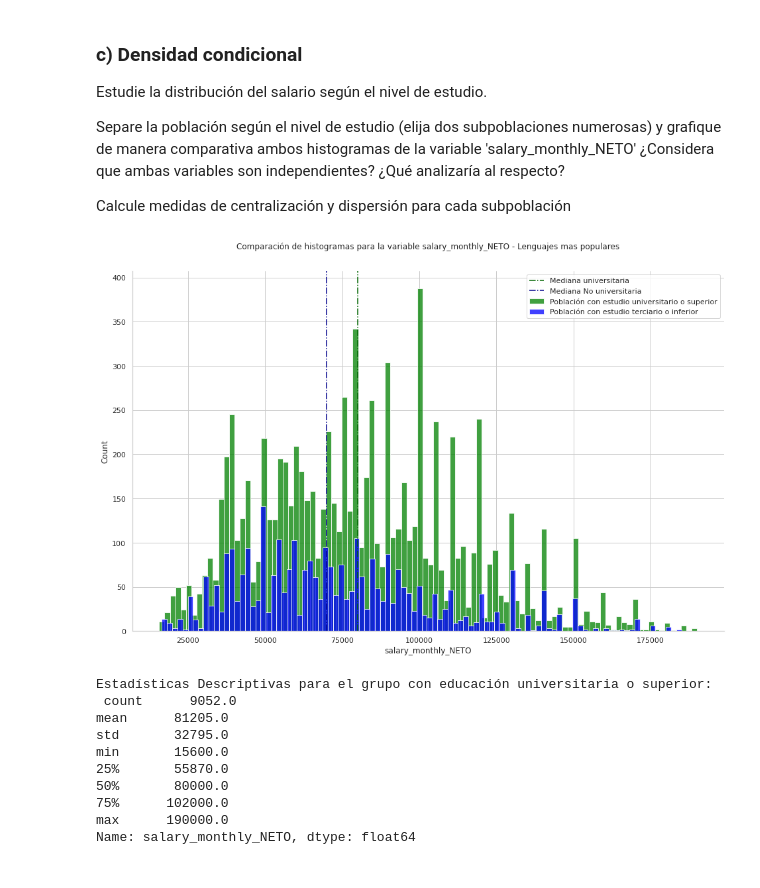
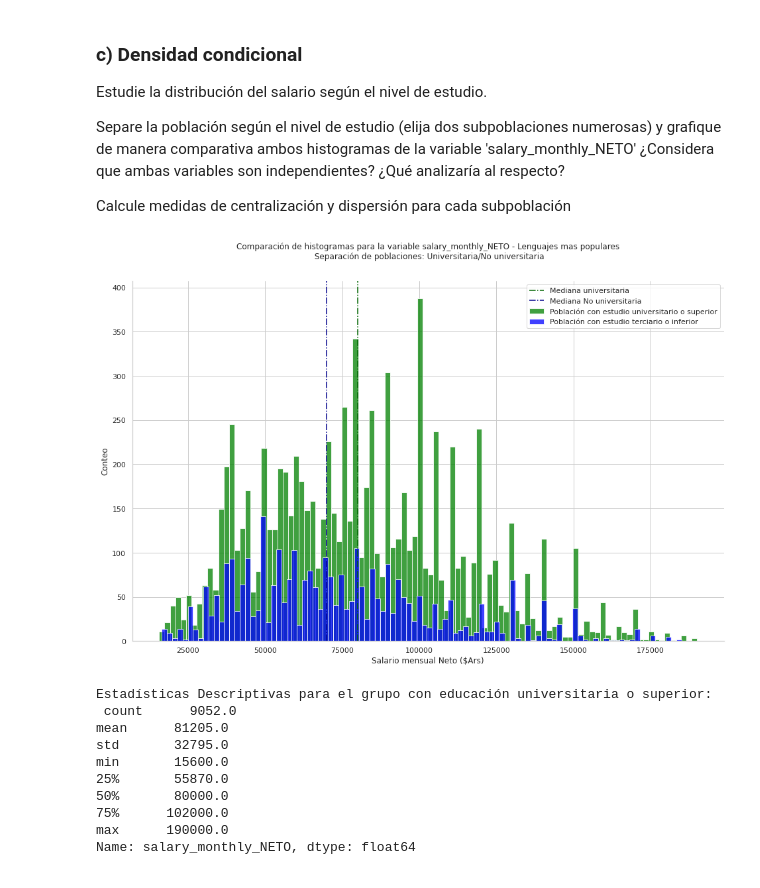
Before and after one commit to argennof/Data_A-V_2022, a Jupyter notebook: Grupo_24_Entregable_Parte_1.ipynb, the cells around one changed output. Cells and saved outputs as stored; diff of their text form; code cells hidden in the pictures.

```diff
--- a/Grupo_24_Entregable_Parte_1.ipynb
+++ b/Grupo_24_Entregable_Parte_1.ipynb
@@ -662,17 +662,18 @@ df_no_univer = df_without_outliers[df_without_outliers.profile_studies_level.isi
 # %%
 fig, axes = plt.subplots(nrows=1, figsize=(16, 10))
 
 seaborn.histplot(df_universita.salary_monthly_NETO, bins = 100, color = 'green', label = 'Población con estudio universitario o superior')
 plt.axvline(df_universita['salary_monthly_NETO'].median(), color='darkgreen',linestyle='-.', label='Mediana universitaria')
 seaborn.histplot(df_no_univer.salary_monthly_NETO, color = 'blue', bins = 100, label = 'Población con estudio terciario o inferior')
 plt.axvline(df_no_univer['salary_monthly_NETO'].median(), color='darkblue',linestyle='-.', label='Mediana No universitaria')
-
+plt.xlabel("Salario mensual Neto ($Ars)")
+plt.ylabel("Conteo")
 plt.legend()
 seaborn.despine()
-plt.title("Comparación de histogramas para la variable salary_monthly_NETO - Lenguajes mas populares",  y = 1.05)
+plt.title("Comparación de histogramas para la variable salary_monthly_NETO - Lenguajes mas populares\n Separación de poblaciones: Universitaria/No universitaria",  y = 1.05)
 plt.show()
 # %% [output]
-[figure, old version]
+[figure, new version]
 # %%
 print(f'Estadísticas Descriptivas para el grupo con educación universitaria o superior: \n {df_universita.salary_monthly_NETO.describe().round()} \n')
 print('--- ---- ---- --- ---- ---- --- ---- ---- --- ---- ---- --- ---- ---- --- ---- ---- ')
```
Also changed, not shown: parts of 10 cells of this notebook.
